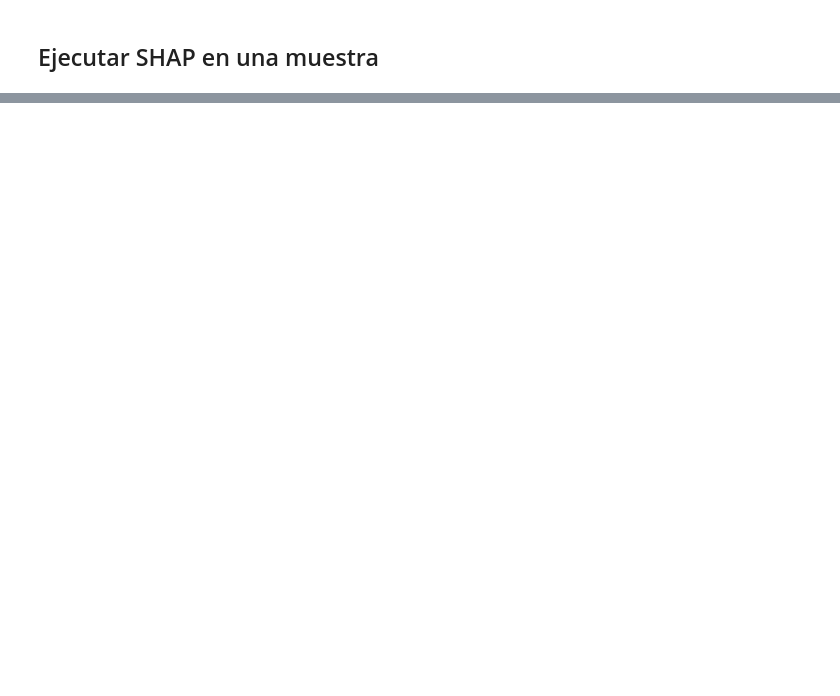
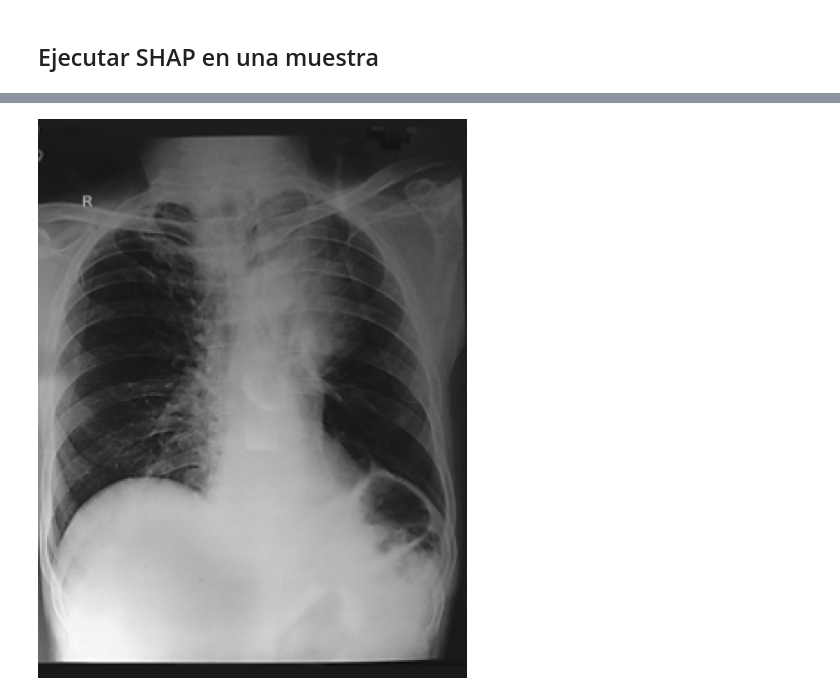
Before and after one commit to Alberto-97sc/mmshap_medclip, a Jupyter notebook: notebooks/01_pubmedclip_roco_isa_formateado.ipynb, the cells around one changed output, grey strips where cells are left out. Saved outputs shown, nothing was run; the diff lists cells and outputs as text; code cells hidden in the pictures; blank space fills up the shorter version.

```diff
--- a/notebooks/01_pubmedclip_roco_isa_formateado.ipynb
+++ b/notebooks/01_pubmedclip_roco_isa_formateado.ipynb
@@ -71,0 +109,97 @@ print(f"logit={res['logit']:.4f}  TScore={res['tscore']:.2%}  IScore={res['iscor
+# %%
+# ==== Config ====
+zip_path = "/content/drive/MyDrive/MAESTRIA-TESIS/datasets/ROCO/dataset_roco.zip"
+
+# ==== Funciones auxiliares ====
+import zipfile, io, re, random
+import pandas as pd
+from pathlib import Path
+from PIL import Image
+from io import BytesIO
+
+def clean_roco_caption(text):
+    t = re.sub(r"^\s*ROCO_\d+\s*[\t,|;]\s*", "", str(text)).strip()
+    t = re.sub(r"\s+", " ", t)
+    return t
+
+def load_radiology_df_from_zip(zf, split="train"):
+    # busca CSV dentro de radiology del split
+    candidates = [n for n in zf.namelist() if n.startswith(f"all_data/{split}/radiology/") and n.lower().endswith(".csv")]
+    if not candidates:
+        raise RuntimeError("No encontré CSVs de radiology en el split.")
+    raw = zf.read(candidates[0])
+    for enc in ("utf-8","utf-8-sig","latin-1"):
+        try:
+            df = pd.read_csv(io.BytesIO(raw), encoding=enc)
+            break
+        except Exception:
+            df = None
+    if df is None or df.empty:
+        raise RuntimeError("No pude leer el CSV.")
+    cols = {c.lower(): c for c in df.columns}
+    return df, cols.get("name"), cols.get("caption")
+
+def pick_chestxray_sample(zf, split="train"):
+    df, name_col, cap_col = load_radiology_df_from_zip(zf, split)
+    # filtrar por captions que contengan 'chest x-ray' o 'lung'
+    mask = df[cap_col].astype(str).str.lower().str.contains("chest x-ray|lung")
+    filtered = df[mask]
+    if filtered.empty:
+        raise RuntimeError("No encontré captions con 'chest x-ray' o 'lung'.")
+    row = filtered.sample(1).iloc[0]
+    img_name = str(row[name_col])
+    cap = clean_roco_caption(row[cap_col])
+    img_rel = f"all_data/{split}/radiology/images/{Path(img_name).name}"
+    if img_rel not in zf.namelist():
+        # fallback si CSV trae ruta completa
+        cand = f"all_data/{split}/radiology/{img_name}"
+        if cand in zf.namelist():
+            img_rel = cand
+        else:
+            matches = [n for n in zf.namelist() if n.endswith(Path(img_name).name)]
+            if matches:
+                img_rel = matches[0]
+    return img_rel, cap
+
+# ==== Seleccionar imagen y caption ====
+with zipfile.ZipFile(zip_path, "r") as z:
+    image_rel, caption_clean = pick_chestxray_sample(z, split="train")
+    img = Image.open(BytesIO(z.read(image_rel))).convert("RGB")
+
+print("Imagen seleccionada:", image_rel)
+print("Caption limpio:", caption_clean)
+display(img)
+
+# ==== WhyXrayCLIP ====
+!pip install -q open_clip_torch pillow torch torchvision --upgrade
+import torch, open_clip
+
+model, _, preprocess = open_clip.create_model_and_transforms("hf-hub:yyupenn/whyxrayclip")
+tokenizer = open_clip.get_tokenizer("ViT-L-14")
+device = "cuda" if torch.cuda.is_available() else "cpu"
+model.to(device).eval()
+
+image_tensor = preprocess(img).unsqueeze(0).to(device)
+
+labels = [
+    caption_clean,
+    "normal chest X-ray",
+    "cardiomegaly",
+    "pleural effusion",
+    "pneumothorax",
+    "consolidation",
+    "atelectasis",
+]
+text = tokenizer(labels).to(device)
+
+with torch.no_grad():
+    image_features = model.encode_image(image_tensor)
+    text_features  = model.encode_text(text)
+    image_features = image_features / image_features.norm(dim=-1, keepdim=True)
+    text_features  = text_features  / text_features.norm(dim=-1, keepdim=True)
+    probs = (100.0 * image_features @ text_features.T).softmax(dim=-1).squeeze(0).cpu().numpy()
+
+print("\nProbabilidades ordenadas:")
+for lbl, p in sorted(zip(labels, probs), key=lambda x: x[1], reverse=True):
+    print(f"{p:7.4f} | {lbl}")
+# %% [output]
@@ -71,0 +208 @@ print(f"logit={res['logit']:.4f}  TScore={res['tscore']:.2%}  IScore={res['iscor
+[figure, added]
```
Also changed, not shown: parts of 5 cells of this notebook.
